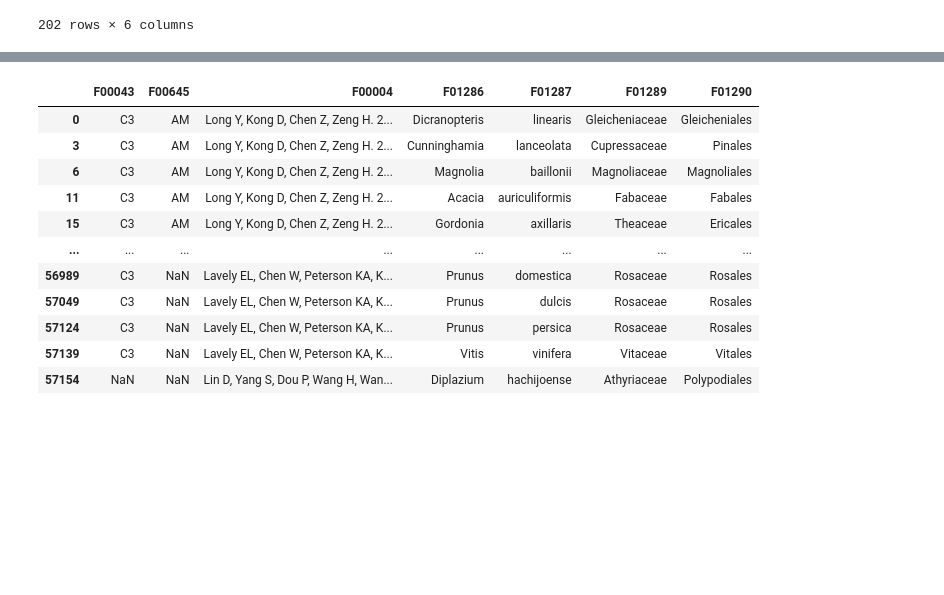
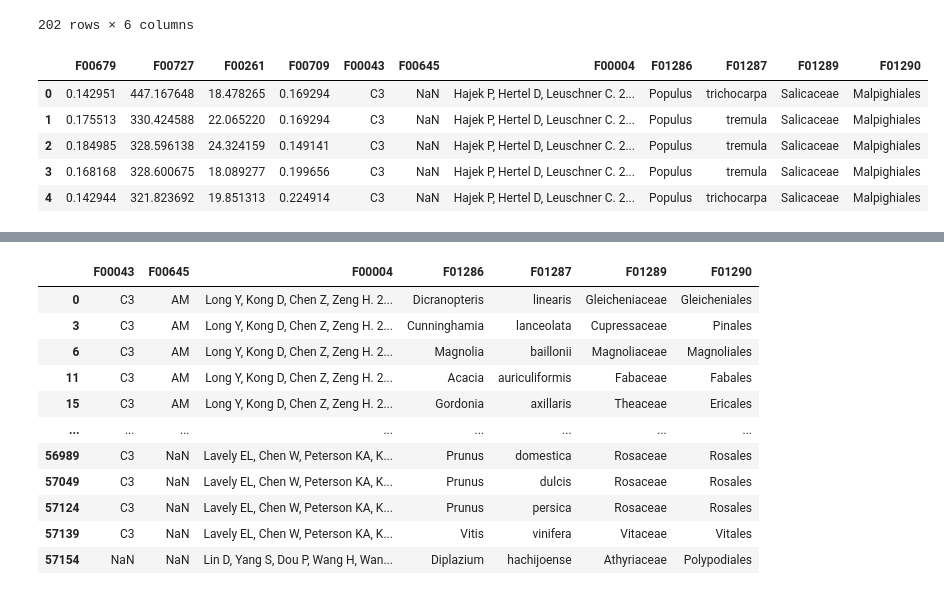
Before and after one commit to anoban/wsu, a Jupyter notebook: notebooks/chapter_02/subsetting.ipynb, the cells around one changed output, grey strips where cells are left out. Cells and saved outputs as stored; diff of their text form; code cells hidden in the pictures; blank space fills up the shorter version.

```diff
--- a/notebooks/chapter_02/subsetting.ipynb
+++ b/notebooks/chapter_02/subsetting.ipynb
@@ -395,4 +395,13 @@ data = fred.loc[:, CHOSEN_RES_TRAITS + ["F00043", "F00056", "F00645", "F00004"]
 subset_unique_genera = data.F01286.unique() # all the unique genus names in the subset
+# %%
+data.head()
+# %% [output]
+|  | F00679 | F00727 | F00261 | F00709 | F00043 | F00645 | F00004 | F01286 | F01287 | F01289 | F01290 |
+| 0 | 0.142951 | 447.167648 | 18.478265 | 0.169294 | C3 | NaN | Hajek P, Hertel D, Leuschner C. 2... | Populus | trichocarpa | Salicaceae | Malpighiales |
+| 1 | 0.175513 | 330.424588 | 22.065220 | 0.169294 | C3 | NaN | Hajek P, Hertel D, Leuschner C. 2... | Populus | tremula | Salicaceae | Malpighiales |
+| 2 | 0.184985 | 328.596138 | 24.324159 | 0.149141 | C3 | NaN | Hajek P, Hertel D, Leuschner C. 2... | Populus | tremula | Salicaceae | Malpighiales |
+| 3 | 0.168168 | 328.600675 | 18.089277 | 0.199656 | C3 | NaN | Hajek P, Hertel D, Leuschner C. 2... | Populus | tremula | Salicaceae | Malpighiales |
+| 4 | 0.142944 | 321.823692 | 19.851313 | 0.224914 | C3 | NaN | Hajek P, Hertel D, Leuschner C. 2... | Populus | trichocarpa | Salicaceae | Malpighiales |
 # %%
 data.isna().mean() # looks like we've lost all our categorical traits???
 # %% [output]
```
Also changed, not shown: parts of 11 cells of this notebook, 7 other files.
